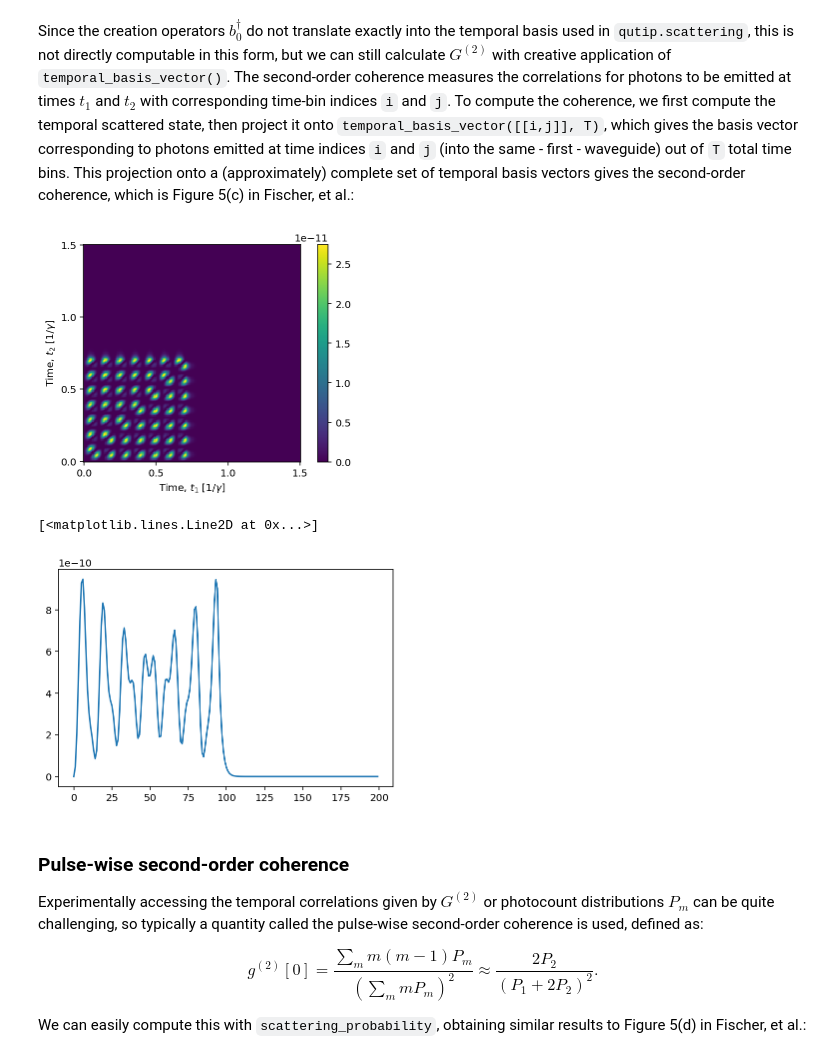
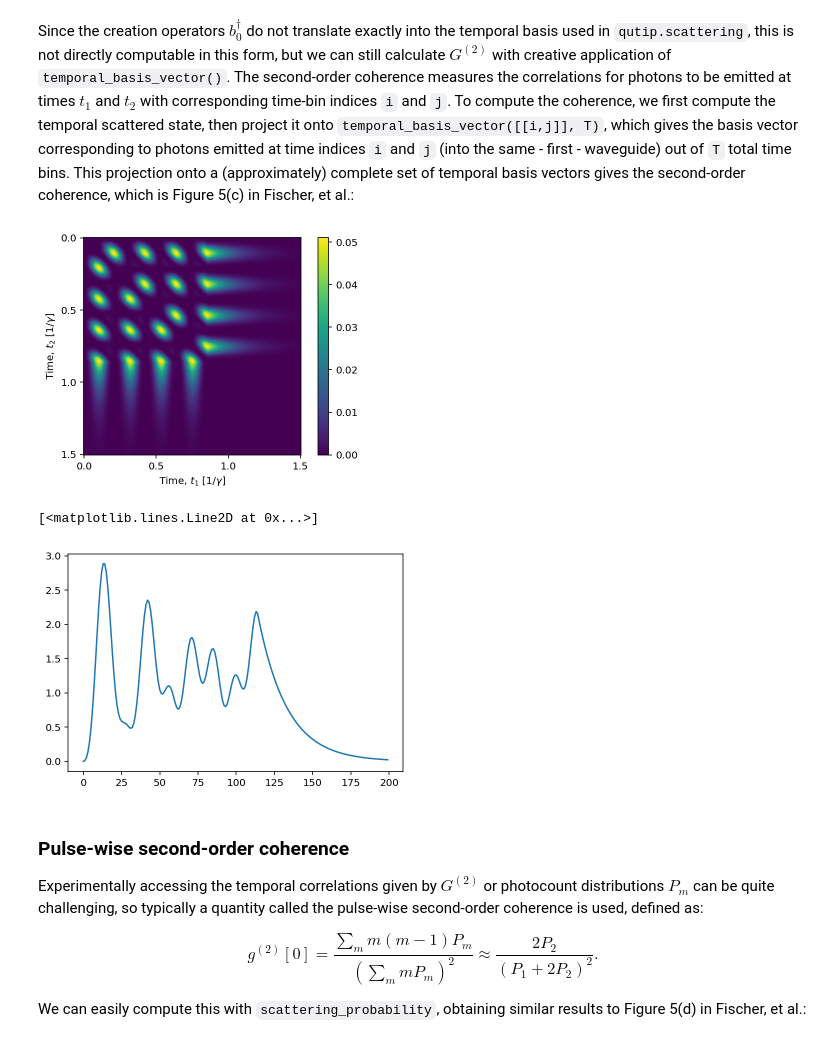
Before and after one commit to bbuusshh/two-photon, a Jupyter notebook: temporal-photon-scattering.ipynb, the cells around one changed output. Cells and saved outputs as stored; diff of their text form; code cells hidden in the pictures.

```diff
--- a/temporal-photon-scattering.ipynb
+++ b/temporal-photon-scattering.ipynb
@@ -201,13 +201,39 @@ More simply, however, you can use the `scattering_probability()` function, which
 To make things faster, we'll remove the time dependence of $H_\text{eff}$ with a rotating frame transformation. We'll also drop the $-\frac{i}{2} \sigma^\dagger \sigma$ term and the `construct_effective_hamiltonian = False` argument to allow `temporal_scattered_state()` to construct the effective Hamiltonian on its own.
 
 Since `scattering_probability()` returns a pickleable result (a number), it is also very easily multiprocessed, so we'll take this opportunity to show how this can be done. (Note that this does make debugging untested code a more opaque process.) Computing the total scattering probabilities for $N=0,1,2$ photons as a function of pulse area yields a similar result to Figure 5(a) in Fischer, et al:
+# %%
+# Pulse parameters
+w0    = 5 * 2 * np.pi               # arbitrary laser frequency
+gamma = 1# arbitrary coupling constant
+
+# Operators
+sm   = np.sqrt(gamma) * destroy(2)   # TLS coupled collapse operator
+psi0 = basis(2,0)                    # starting state |psi(0)> = |0>
+
+def Htls(gamma, pulseLength, pulseArea):
+    RabiFreq = pulseArea / (2*pulseLength)
+
+    # Bare Hamiltonian for a TLS
+    H0S = w0 * create(2) * destroy(2)
+
+    # Define H_1S(t)
+    H1S1 = lambda t, args: RabiFreq * 1j*np.exp(-1j*w0*t) * (t < pulseLength)
+    H1S2 = lambda t, args: RabiFreq * -1j*np.exp(1j*w0*t) * (t < pulseLength)
+
+    # Put the Hamiltonian in QuTiP list-callback form
+    return [H0S - 1j/2 * sm.dag() * sm,
+            [sm.dag(), H1S1],
+            [sm, H1S2]]
+def Htls_rft(gamma, pulseLength, pulseArea):
+    RabiFreq = pulseArea / (2*pulseLength)
+    return [[sm.dag() + sm, lambda t, args: RabiFreq * (t < pulseLength)]]
 # %%
 e = fock(2,1)
 g = fock(2,0)
 # %%
-pulse_length = 6/gamma
-pulse_area = 8*np.pi
-tlist = np.linspace(0,10.5/gamma,T)
+pulse_length = 8/gamma
+pulse_area = 15*np.pi
+tlist = np.linspace(0,10/gamma,T)
 result = mesolve(Htls_rft(gamma, pulse_length, pulse_area), g, tlist, [sm], [e*e.dag()])
 # %%
 plt.plot(result.expect[0])
@@ -278,23 +306,23 @@ for i in range(T):
         correlations[i,j] = np.abs((basis_vec.dag() * scattered_state).full().item())**2
 # %%
 fig, ax1 = plt.subplots(1,1)
-cax = ax1.imshow(correlations, interpolation='nearest', origin='lower')
+cax = ax1.imshow(correlations.T)
 ax1.set_xticks(np.linspace(0,T-1,4))
 ax1.set_xticklabels([0.0, 0.5, 1.0, 1.5])
 ax1.set_xlabel("Time, $t_1$ [$1/\gamma$]")
 ax1.set_yticks(np.linspace(0,T-1,4))
 ax1.set_yticklabels([0.0, 0.5, 1.0, 1.5])
 ax1.set_ylabel("Time, $t_2$ [$1/\gamma$]")
 fig.colorbar(cax)
 # plt.show()
 plt.savefig("/Users/vladislavbushmakin/Desktop/GIT/two-photon/pulsearead2.pdf")
 # %% [output]
-[figure, old version]
+[figure, new version]
 # %%
 plt.plot(correlations.sum(axis=0))
 # %% [output]
 [<matplotlib.lines.Line2D at 0x...>]
-[figure, old version]
+[figure, new version]
 # %% [markdown]
 ### Pulse-wise second-order coherence
 
```
Also changed, not shown: parts of 4 cells of this notebook.
